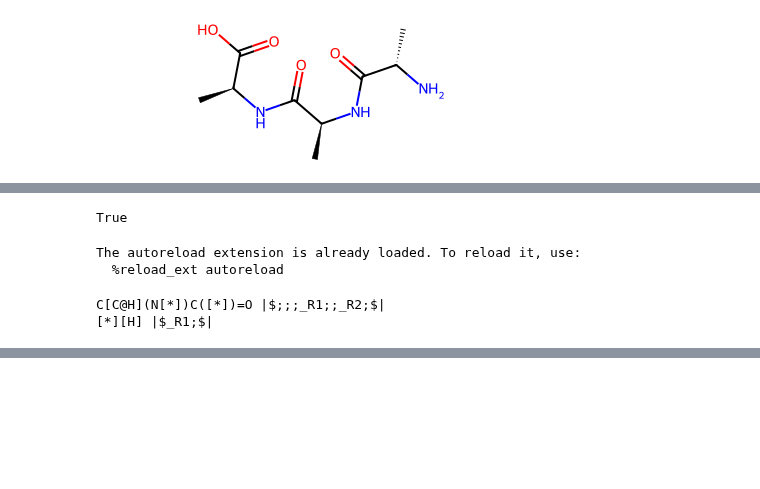
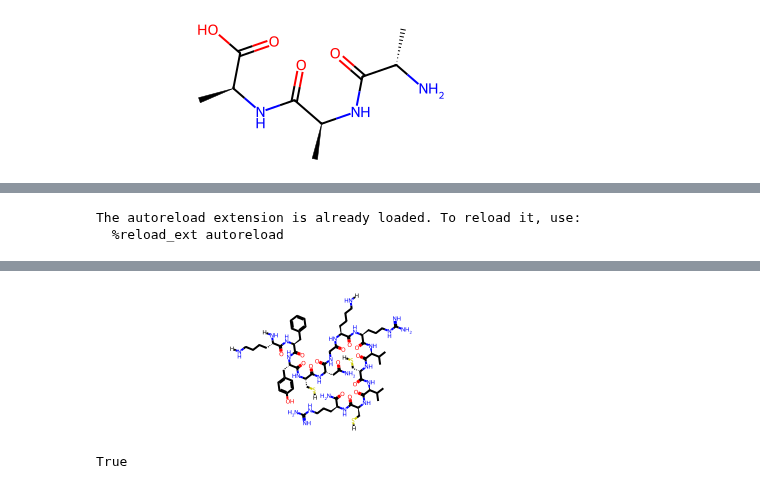
Before and after one commit to molecule-generator-collection/ChemTSv3, a Jupyter notebook: sandbox/translation_scratch.ipynb, the cells around one changed output, grey strips where cells are left out. Saved outputs shown, nothing was run; the diff lists cells and outputs as text; code cells hidden in the pictures; blank space fills up the shorter version.

Commit message:
implemented HELM converter (limited support)

```diff
--- a/sandbox/translation_scratch.ipynb
+++ b/sandbox/translation_scratch.ipynb
@@ -71,7 +27,3 @@ mol_aaa
-# %%
-is_same_mol(mol_aaa, mol_h)
-# %% [output]
-True
 # %%
 %load_ext autoreload
 %autoreload 2
@@ -82,9 +34,15 @@ The autoreload extension is already loaded. To reload it, use:
 # %%
 monomers_lib_path = molgen_path + "data/helm/library/chembl_35_monomer_library.xml"
 lib = MonomersLib.load(monomers_lib_path)
-# %%
-print(lib.get_monomer_smiles("PEPTIDE", "A"))
-print(lib.get_attachment_cap_smiles("PEPTIDE", "A", "R1"))
-# %% [output]
-C[C@H](N[*])C([*])=O |$;;;_R1;;_R2;$|
-[*][H] |$_R1;$|
+# %%
+helm1 = "PEPTIDE1{G.R.G.D.S.P}$$$$"
+helm2 = "PEPTIDE1{A.A.A}$$$$"
+helm3 = "PEPTIDE1{A}$$$$"
+helm = "PEPTIDE1{K.F.Y.C.N.G.K.R.V.C.V.C.R.[am]}$$$$"
+
+helm_list = HELMConverter.split_helm(helm)
+converter = HELMConverter(lib)
+mol = converter.mol_from_single_polymer(helm_list)
+mol = converter.close_residual_attachment_points(mol)
+mol
+# %% [output]
@@ -90,0 +51,6 @@ C[C@H](N[*])C([*])=O |$;;;_R1;;_R2;$|
+[figure, added]
+# %%
+mol_h = Chem.MolFromHELM(helm)
+is_same_mol(mol, mol_h)
+# %% [output]
+True
```
Also changed, not shown: parts of 5 cells of this notebook, 4 other files.
